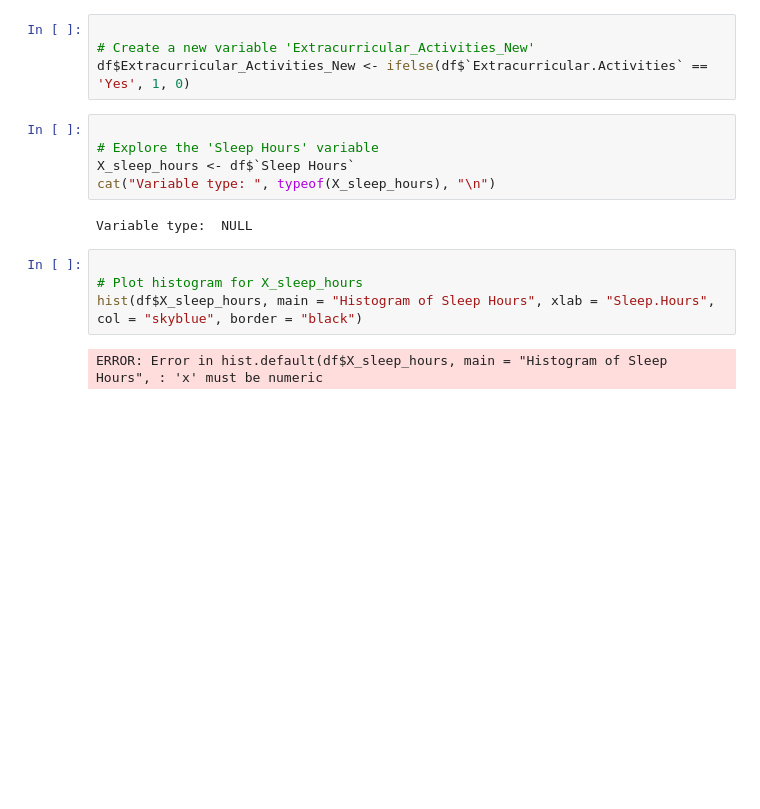
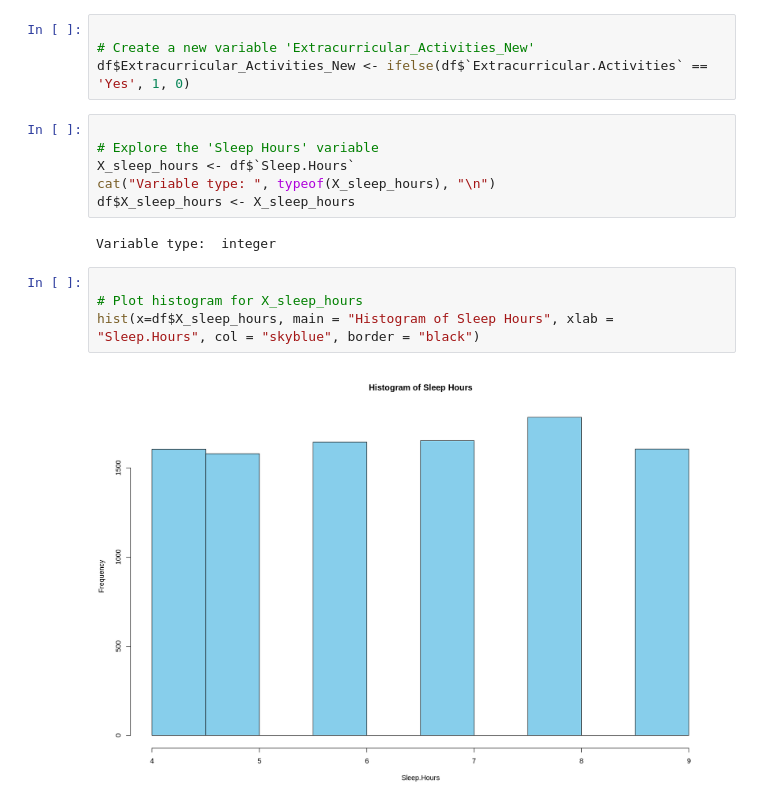
Before and after one commit to PabloNatB/Student-Perfomance-Regression, a Jupyter notebook: Student_Regresion.ipynb, the cells around one changed output. Cells and saved outputs as stored; diff of their text form; blank space fills up the shorter version.

```diff
--- a/Student_Regresion.ipynb
+++ b/Student_Regresion.ipynb
@@ -246,16 +249,17 @@ df$Extracurricular_Activities_New <- ifelse(df$`Extracurricular.Activities` == '
 # %%
 
 # Explore the 'Sleep Hours' variable
-X_sleep_hours <- df$`Sleep Hours`
+X_sleep_hours <- df$`Sleep.Hours`
 cat("Variable type: ", typeof(X_sleep_hours), "\n")
+df$X_sleep_hours <- X_sleep_hours
 # %% [output]
-Variable type:  NULL
+Variable type:  integer
 # %%
 
 # Plot histogram for X_sleep_hours
-hist(df$X_sleep_hours, main = "Histogram of Sleep Hours", xlab = "Sleep.Hours", col = "skyblue", border = "black")
+hist(x=df$X_sleep_hours, main = "Histogram of Sleep Hours", xlab = "Sleep.Hours", col = "skyblue", border = "black")
 # %% [output]
-ERROR: Error in hist.default(df$X_sleep_hours, main = "Histogram of Sleep Hours", : 'x' must be numeric
+[figure, added]
 # %%
 
 # Boxplot for X_sleep_hours
```
Also changed, not shown: parts of 16 cells of this notebook.
